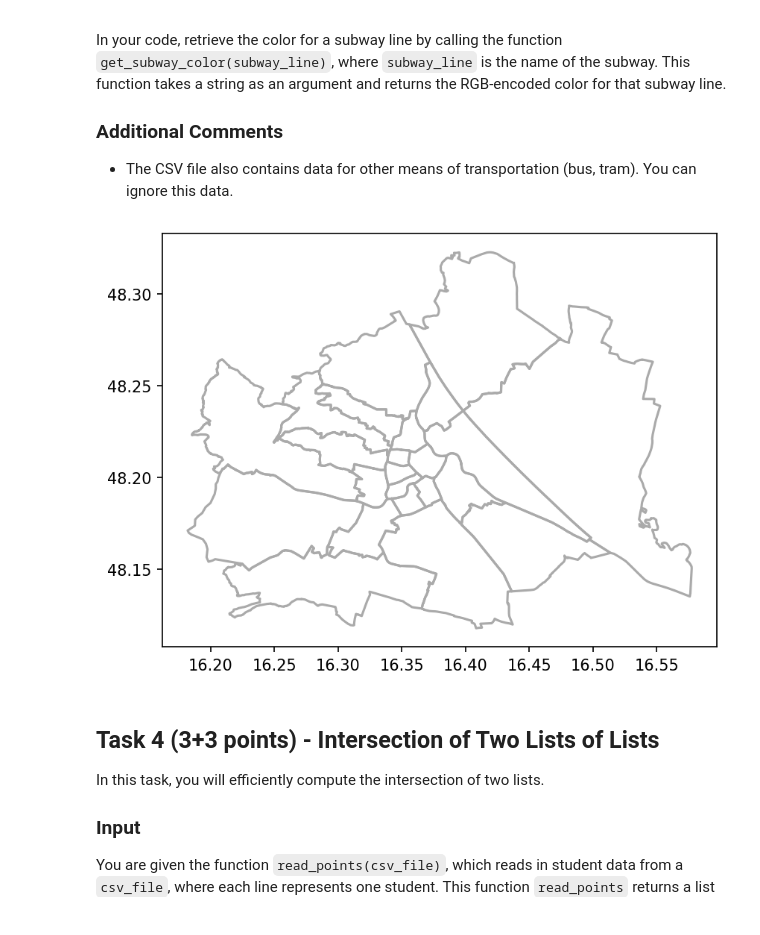
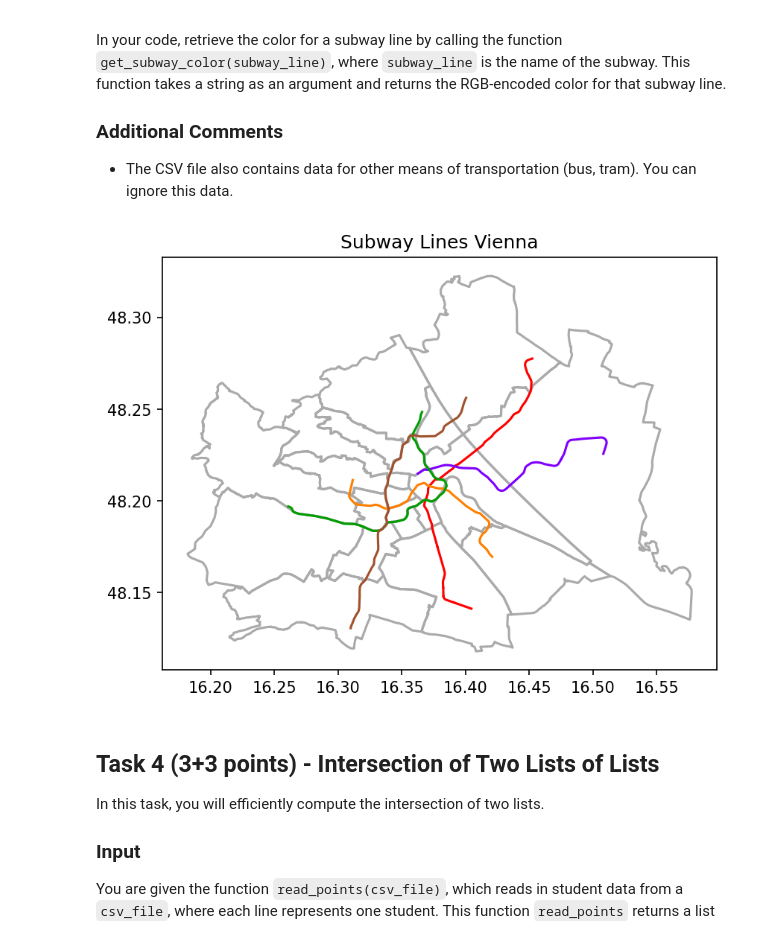
Before and after one commit to shakira-p/ScientificProgrammingPython, a Jupyter notebook: Assignment 1_student.ipynb, the cells around one changed output. Drawn from its saved outputs; the diff is of its cells as text; code cells hidden in the pictures.

```diff
--- a/Assignment 1_student.ipynb
+++ b/Assignment 1_student.ipynb
@@ -211,10 +204,11 @@ In your code, retrieve the color for a subway line by calling the function `get_
 # %%
 import shapefile as shp
 import matplotlib.pyplot as plt
+import pandas as pd
 
 
 def plot_vienna_map():
-    #path for juptyter hub
+    #todo path for juptyter hub
     #sf = shp.Reader("/home/jovyan/shared/191.125-2025W/assignment1/vienna/BEZIRKSGRENZEOGDPolygon.shp", encoding="latin1")
     sf = shp.Reader("shared/shared/191.125-2024W/assignment1/vienna/BEZIRKSGRENZEOGDPolygon.shp", encoding="latin1")
 
@@ -226,41 +220,64 @@ def plot_vienna_map():
         plt.plot(x, y, '-', color='#aaaaaa')
 
 
 def get_subway_color(subway_line):
     u2col = {
         "U1": '#ff0000',
         "U2": '#8000ff',
         "U3": '#ff8000',
         "U4": '#009d00',
         "U6": '#A0522D'
     }
 
     col = '#540CF2'  # default
 
     if subway_line in u2col:
         col = u2col[subway_line]
 
     return col
 
 
 # HERE: complete the code
 
 def plot_tube_line(csv_file, subway_line):
-    # TODO: implement this function
-    pass
+    #read data
+    df = pd.read_csv(csv_file, sep=',', header=0)
+    # get only the rows for the specified subway line
+    # Filter nur Zeilen mit gesuchter Linie
+    df_line = df[df['LBEZEICHNUNG'] == subway_line]
+    if df_line.empty:
+        print(f"Keine Einträge für Linie {subway_line} in {csv_file}")
+        return
+    # get coordinates for each segment and plot them
+    coordinates = df_line['SHAPE'].tolist()
+    for shape_str in coordinates:
+        # convert string representation of list of tuples to actual list of tuples
+        shape_str = shape_str.replace("LINESTRING (", "").replace(")", "")
+        shape_parts = shape_str.split(", ")
+        x_list = []
+        y_list = []
+        for i in range(len(shape_parts)):
+            shape_parts[i] = shape_parts[i].strip()
+            x, y = shape_parts[i].split(" ")
+            x_list.append(float(x))
+            y_list.append(float(y))
+        plt.plot(x_list, y_list, '-', color=get_subway_color(subway_line))
+    plt.title(f"Subway Lines Vienna")
 
 
 plot_vienna_map()
 
 # this is the test code
-csv_file = "/home/jovyan/shared/191.125-2025W/assignment1/OEFFLINIENOGD.csv"
+#TODO change for juptyer hub
+#csv_file = "/home/jovyan/shared/191.125-2025W/assignment1/OEFFLINIENOGD.csv"
+csv_file = "./shared/shared/191.125-2024W/assignment1/OEFFLINIENOGD.csv"
 plot_tube_line(csv_file, "U1")
-#plot_tube_line(csv_file, "U2")
-#plot_tube_line(csv_file, "U3")
-#plot_tube_line(csv_file, "U4")
-#plot_tube_line(csv_file, "U6")
+plot_tube_line(csv_file, "U2")
+plot_tube_line(csv_file, "U3")
+plot_tube_line(csv_file, "U4")
+plot_tube_line(csv_file, "U6")
 # %% [output]
-[figure, old version]
+[figure, new version]
 # %% [markdown]
 ## Task 4 (3+3 points) - Intersection of Two Lists of Lists
 
```
Also changed, not shown: parts of 4 cells of this notebook.
